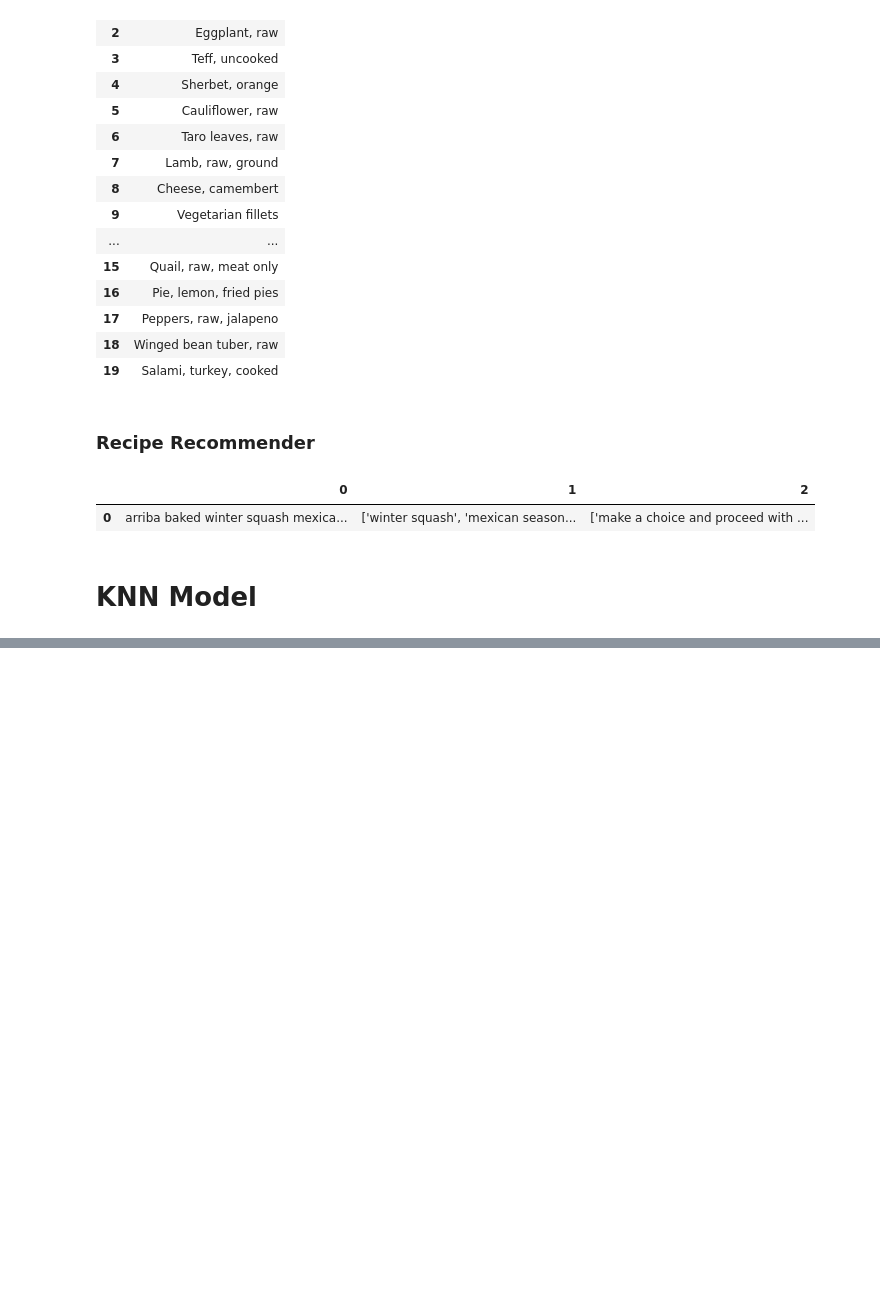
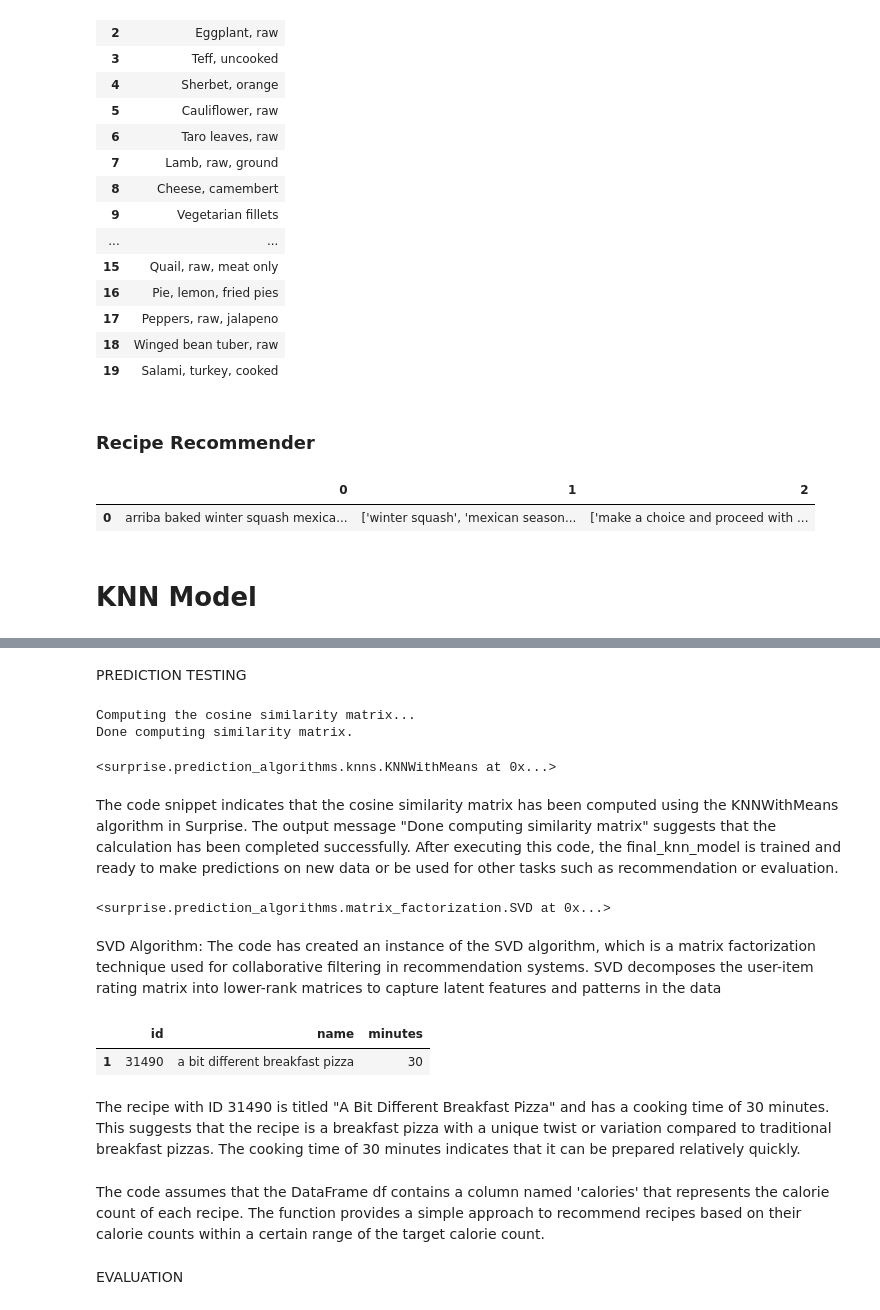
Before and after one commit to Mugangasia/NutriPal-Recipe-Recommendation-System-, a Jupyter notebook: NutriPal_Recipe_Recommendation_System.ipynb, the cells around one changed output, grey strips where cells are left out. Cells and saved outputs as stored; diff of their text form; code cells hidden in the pictures; blank space fills up the shorter version.

```diff
--- a/NutriPal_Recipe_Recommendation_System.ipynb
+++ b/NutriPal_Recipe_Recommendation_System.ipynb
@@ -796,0 +1010,33 @@ recommendations
+# %% [markdown]
+PREDICTION TESTING
+# %%
+# fit knn_means model on training set
+dataset = data.build_full_trainset()
+final_knn_model = KNNWithMeans(k=5, sim_options={'name': 'cosine'})
+final_knn_model.fit(dataset)
+# %% [output]
+Computing the cosine similarity matrix...
+Done computing similarity matrix.
+<surprise.prediction_algorithms.knns.KNNWithMeans at 0x...>
+# %% [markdown]
+The code snippet indicates that the cosine similarity matrix has been computed using the KNNWithMeans algorithm in Surprise. The output message "Done computing similarity matrix" suggests that the calculation has been completed successfully.
+After executing this code, the final_knn_model is trained and ready to make predictions on new data or be used for other tasks such as recommendation or evaluation.
+# %%
+#fit svd model on training set
+final_svd_model = SVD(n_epochs=20, lr_all=0.007, reg_all=0.02)
+final_svd_model.fit(dataset)
+# %% [output]
+<surprise.prediction_algorithms.matrix_factorization.SVD at 0x...>
+# %% [markdown]
+SVD Algorithm: The code has created an instance of the SVD algorithm, which is a matrix factorization technique used for collaborative filtering in recommendation systems. SVD decomposes the user-item rating matrix into lower-rank matrices to capture latent features and patterns in the data
+# %%
+# Specify the recipe ID for which you want to get the list of similar recipes
+rec_id = 31490
+
+final_df = recipes_df[recipes_df['id'] == rec_id][['id', 'name', 'minutes']]
+final_df.head(20)
+# %% [output]
+|  | id | name | minutes |
+| 1 | 31490 | a bit different breakfast pizza | 30 |
+# %% [markdown]
+The recipe with ID 31490 is titled "A Bit Different Breakfast Pizza" and has a cooking time of 30 minutes. This suggests that the recipe is a breakfast pizza with a unique twist or variation compared to traditional breakfast pizzas. The cooking time of 30 minutes indicates that it can be prepared relatively quickly.
@@ -796,0 +1055,4 @@ recommendations
+# %% [markdown]
+The code assumes that the DataFrame df contains a column named 'calories' that represents the calorie count of each recipe. The function provides a simple approach to recommend recipes based on their calorie counts within a certain range of the target calorie count.
+# %% [markdown]
+EVALUATION
```
Also changed, not shown: parts of 35 cells of this notebook, 1 other file.
